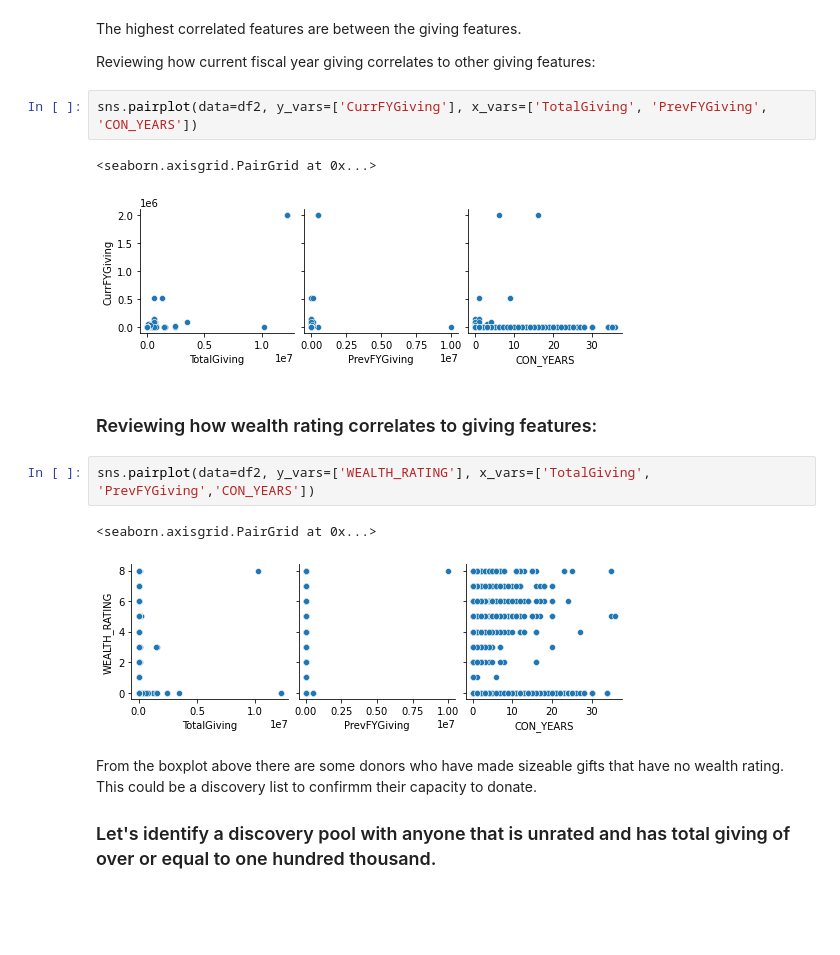
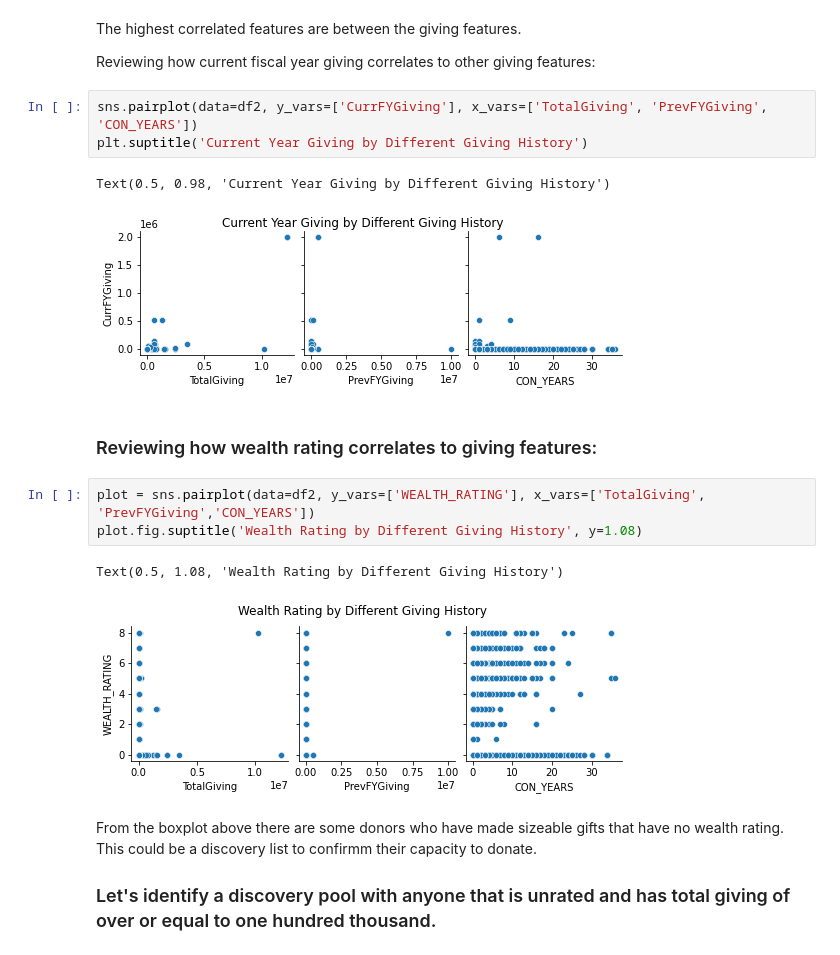
Before and after one commit to ngockle/Projects, a Jupyter notebook: Donors Models/Predictive Modeling - Donors.ipynb, the cells around one changed output. Drawn from its saved outputs; the diff is of its cells as text; blank space fills up the shorter version.

```diff
--- a/Donors Models/Predictive Modeling - Donors.ipynb
+++ b/Donors Models/Predictive Modeling - Donors.ipynb
@@ -606,16 +613,18 @@ The highest correlated features are between the giving features.
 Reviewing how current fiscal year giving correlates to other giving features:
 # %%
 sns.pairplot(data=df2, y_vars=['CurrFYGiving'], x_vars=['TotalGiving', 'PrevFYGiving', 'CON_YEARS'])
+plt.suptitle('Current Year Giving by Different Giving History')
 # %% [output]
-<seaborn.axisgrid.PairGrid at 0x...>
+Text(0.5, 0.98, 'Current Year Giving by Different Giving History')
-[figure, old version]
+[figure, new version]
 # %% [markdown]
 ### Reviewing how wealth rating correlates to giving features:
 # %%
-sns.pairplot(data=df2, y_vars=['WEALTH_RATING'], x_vars=['TotalGiving', 'PrevFYGiving','CON_YEARS'])
+plot = sns.pairplot(data=df2, y_vars=['WEALTH_RATING'], x_vars=['TotalGiving', 'PrevFYGiving','CON_YEARS'])
+plot.fig.suptitle('Wealth Rating by Different Giving History', y=1.08)
 # %% [output]
-<seaborn.axisgrid.PairGrid at 0x...>
+Text(0.5, 1.08, 'Wealth Rating by Different Giving History')
-[figure, old version]
+[figure, new version]
 # %% [markdown]
 From the boxplot above there are some donors who have made sizeable gifts that have no wealth rating. This could be a discovery list to confirmm their capacity to donate.
 
```
Also changed, not shown: parts of 26 cells of this notebook.
